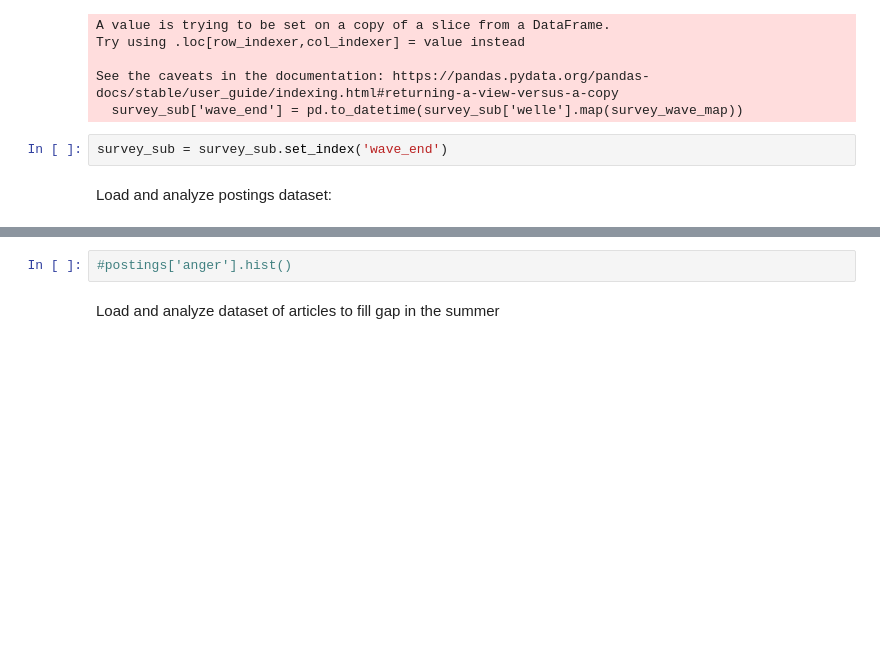
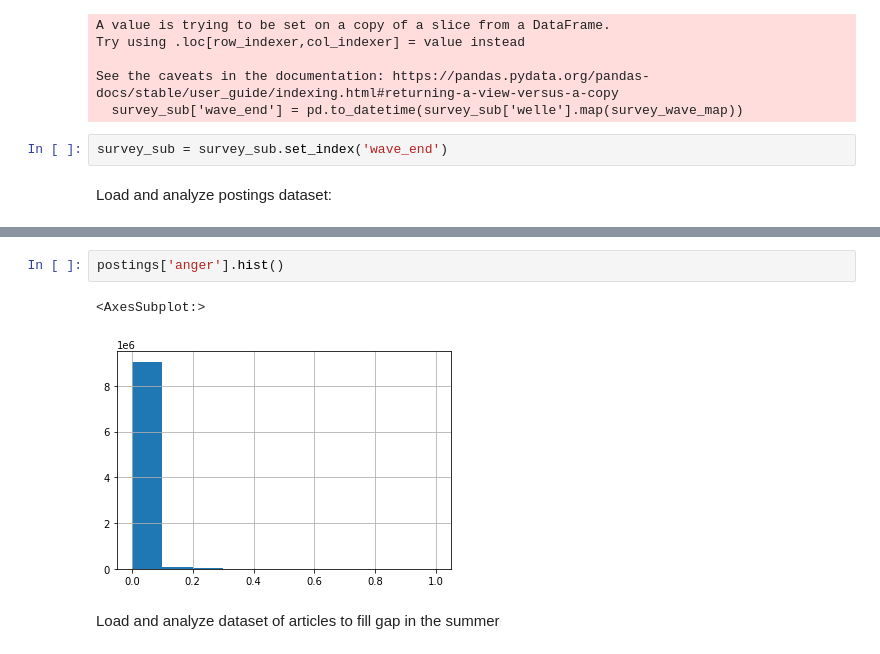
Before and after one commit to nostromo7/IPDS_standardforum, a Jupyter notebook: code/analysis.ipynb, the cells around one changed output, grey strips where cells are left out. Cells and saved outputs as stored; diff of their text form; blank space fills up the shorter version.

```diff
--- a/code/analysis.ipynb
+++ b/code/analysis.ipynb
@@ -67,7 +70,10 @@ postings.head()
 | 2020-12-31 18:09:04.760000+00:00 | 2000122865130 | 1064708391 | 2020-12-31 19:09:04.760000+01:00 | 3 | 0 | Ausnahmegesetze für unseren Ausna... | 0 | 4 | 0.0 |
 | 2020-12-31 17:43:57.973000+00:00 | 2000122865130 | 1064707195 | 2020-12-31 18:43:57.973000+01:00 | 3 | 0 | Anschober will...Anschober kann a... | 0 | 5 | 0.0 |
 # %%
-#postings['anger'].hist()
+postings['anger'].hist()
+# %% [output]
+<AxesSubplot:>
+[figure, added]
 # %% [markdown]
 Load and analyze dataset of articles to fill gap in the summer
 # %%
```
Also changed, not shown: parts of 25 cells of this notebook.
